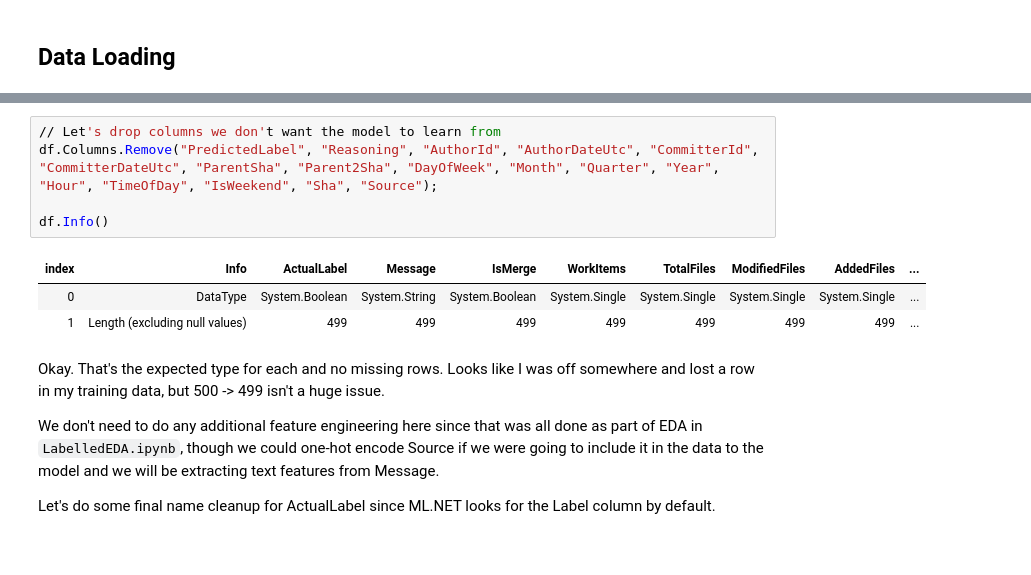
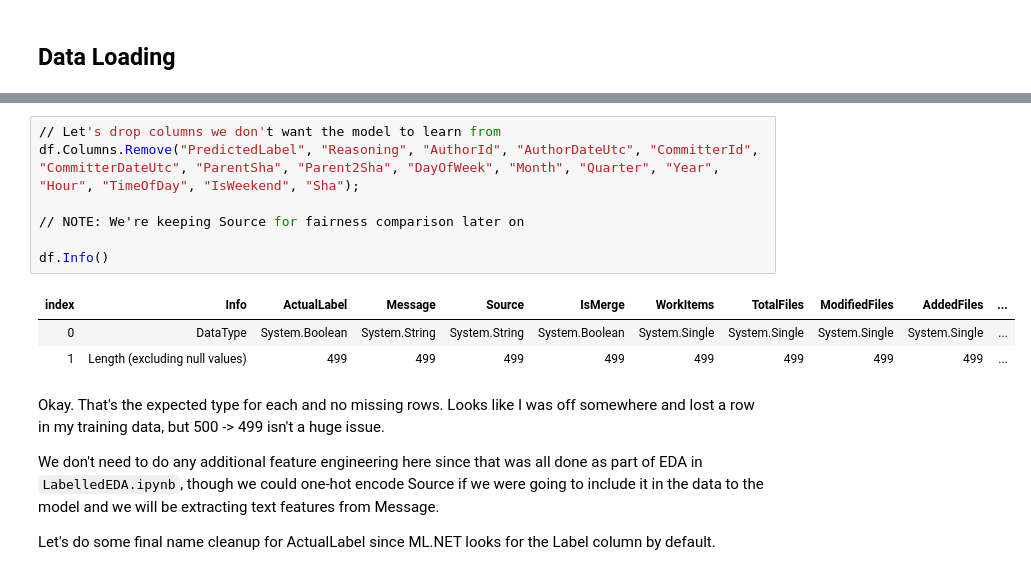
Before and after one commit to IntegerMan/GitStractorCommitClassification, a Jupyter notebook: ModelTrainingDotNet.ipynb, the cells around one changed output, grey strips where cells are left out. Cells and saved outputs as stored; diff of their text form.

```diff
--- a/ModelTrainingDotNet.ipynb
+++ b/ModelTrainingDotNet.ipynb
@@ -87,13 +88,15 @@ df.Columns.Select(c => c.Name + Environment.NewLine)
 [interactive output not drawn]
 # %%
 // Let's drop columns we don't want the model to learn from
-df.Columns.Remove("PredictedLabel", "Reasoning", "AuthorId", "AuthorDateUtc", "CommitterId", "CommitterDateUtc", "ParentSha", "Parent2Sha", "DayOfWeek", "Month", "Quarter", "Year", "Hour", "TimeOfDay", "IsWeekend", "Sha", "Source");
+df.Columns.Remove("PredictedLabel", "Reasoning", "AuthorId", "AuthorDateUtc", "CommitterId", "CommitterDateUtc", "ParentSha", "Parent2Sha", "DayOfWeek", "Month", "Quarter", "Year", "Hour", "TimeOfDay", "IsWeekend", "Sha");
+
+// NOTE: We're keeping Source for fairness comparison later on
 
 df.Info()
 # %% [output]
-| index | Info | ActualLabel | Message | IsMerge | WorkItems | TotalFiles | ModifiedFiles | AddedFiles | ... |
-| 0 | DataType | System.Boolean | System.String | System.Boolean | System.Single | System.Single | System.Single | System.Single | ... |
-| 1 | Length (excluding null values) | 499 | 499 | 499 | 499 | 499 | 499 | 499 | ... |
+| index | Info | ActualLabel | Message | Source | IsMerge | WorkItems | TotalFiles | ModifiedFiles | AddedFiles | ... |
+| 0 | DataType | System.Boolean | System.String | System.String | System.Boolean | System.Single | System.Single | System.Single | System.Single | ... |
+| 1 | Length (excluding null values) | 499 | 499 | 499 | 499 | 499 | 499 | 499 | 499 | ... |
 # %% [markdown]
 Okay. That's the expected type for each and no missing rows. Looks like I was off somewhere and lost a row in my training data, but 500 -> 499 isn't a huge issue.
 
```
Also changed, not shown: parts of 59 cells of this notebook, 8 other files.
